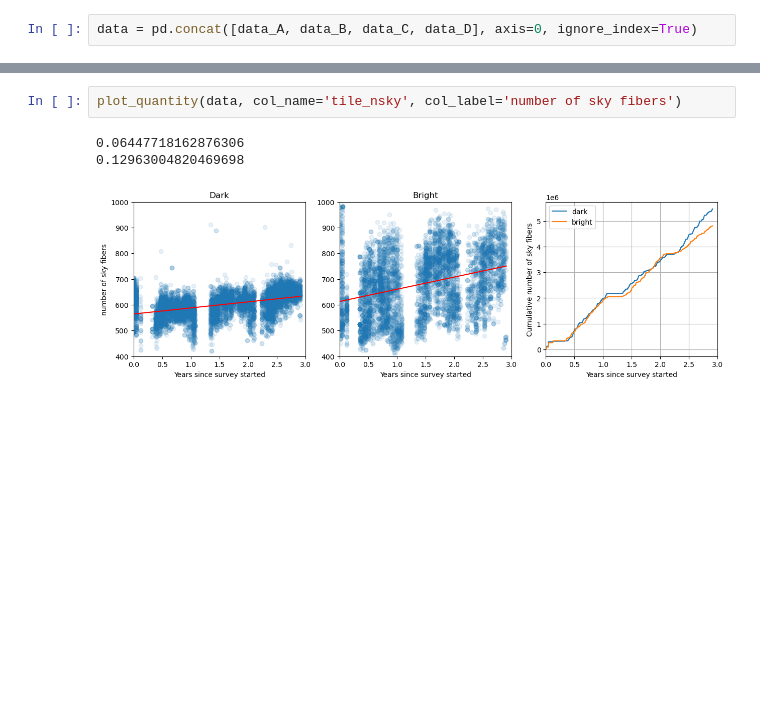
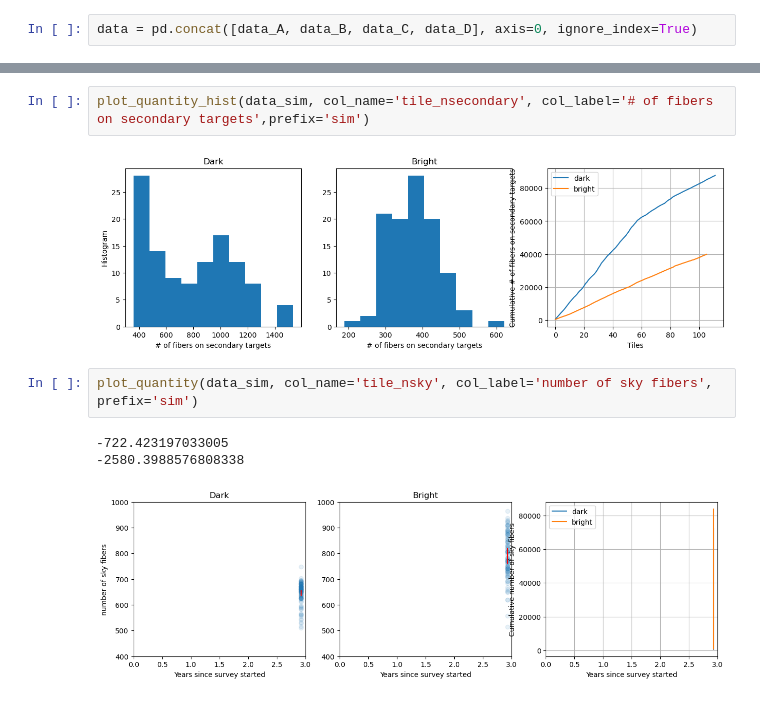
Before and after one commit to forero/SpareDESI, a Jupyter notebook: nb/baseline_observations.ipynb, the cells around one changed output, grey strips where cells are left out. Drawn from its saved outputs; the diff is of its cells as text; blank space fills up the shorter version.

```diff
--- a/nb/baseline_observations.ipynb
+++ b/nb/baseline_observations.ipynb
@@ -194,7 +299,11 @@ def plot_quantity(data, col_name='tile_nsky', col_label='number of sky fibers',
+# %%
+plot_quantity_hist(data_sim, col_name='tile_nsecondary', col_label='# of fibers on secondary targets',prefix='sim')
+# %% [output]
+[figure, added]
 # %%
-plot_quantity(data, col_name='tile_nsky', col_label='number of sky fibers')
+plot_quantity(data_sim, col_name='tile_nsky', col_label='number of sky fibers', prefix='sim')
 # %% [output]
-0.06447718162876306
-0.12963004820469698
+-722.423197033005
+-2580.3988576808338
-[figure, old version]
+[figure, new version]
 # %%
```
Also changed, not shown: parts of 12 cells of this notebook.
